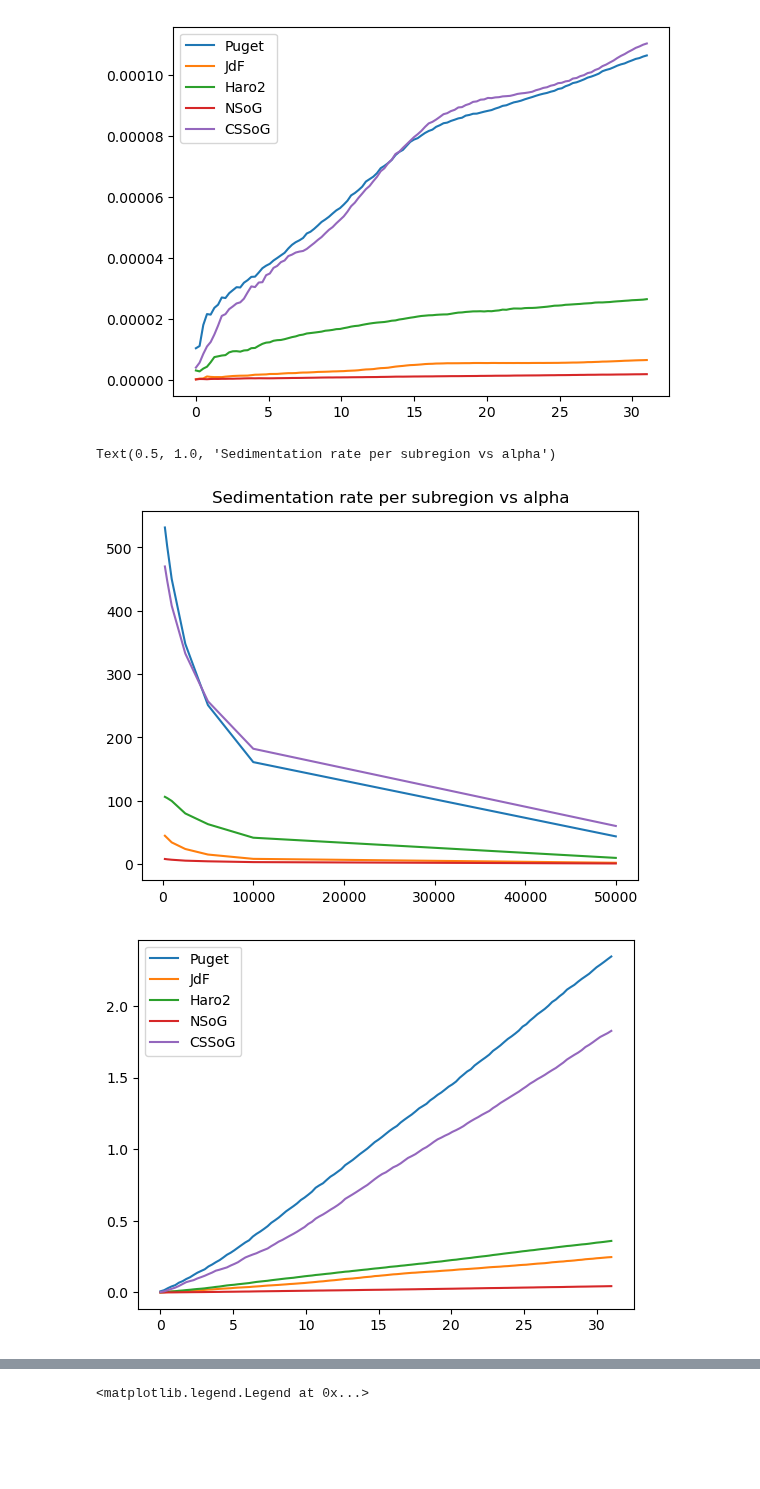
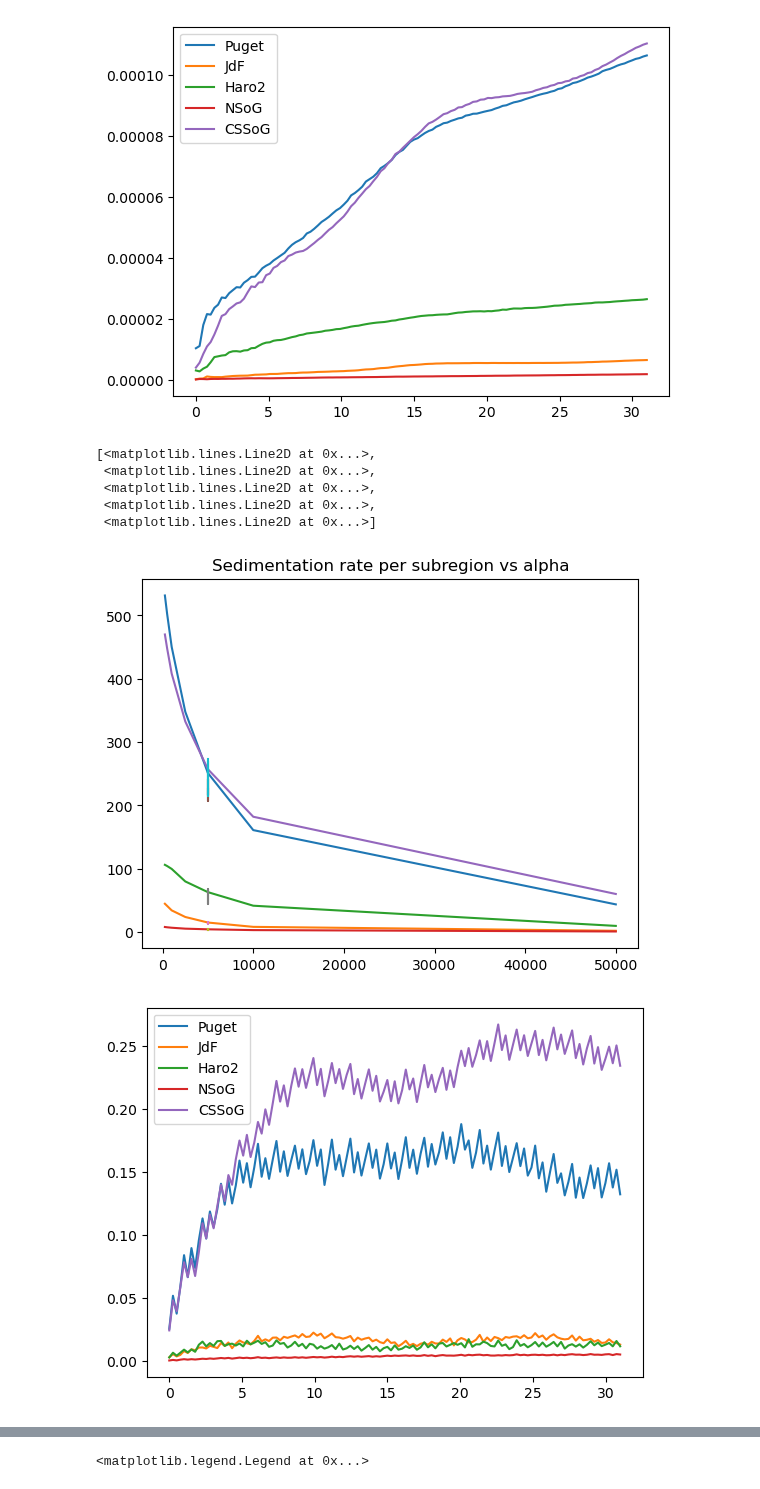
Before and after one commit to SalishSeaCast/analysis-jose, a Jupyter notebook: notebooks/Outfall_finalResults/regions_budget.ipynb, the cells around one changed output, grey strips where cells are left out. Drawn from its saved outputs; the diff is of its cells as text; code cells hidden in the pictures; blank space fills up the shorter version.

```diff
--- a/notebooks/Outfall_finalResults/regions_budget.ipynb
+++ b/notebooks/Outfall_finalResults/regions_budget.ipynb
@@ -223,39 +212,66 @@ for alpha in runs:
         plt.legend()
 # %% [output]
 [figure]
+# %%
+means_month = []
+for alpha in months:
+    ds = xr.open_dataset(path_runs+months[alpha][0], decode_times=False)
+    x = np.linspace(0,31,ds.dims['obs']-1)
+    DS = ds.to_dataframe()
+    DS = DS.dropna()
+    DS = DS[DS.time>0]
+    DS = DS[DS.status==3]
+    mean=[]
+    for area in sub_areas:
+        DSn = cutting(DS,area)
+        vol = sub_areas_area[area]
+        count = []
+        timer = []
+        for i in range(ds.dims['obs']-1):
+            times= np.min(DSn.time)+i*6*3600
+            timer.append(times)
+            count.append(len(DSn[DSn.time == times]))
+        conc= np.array(count)*1e7*13.7/(vol.item()*runs['5,000 s'][1])
+        mean.append(np.mean(conc[-20:]))
+    means_month.append(mean)
 # %%
 alphs = {'250 s':250,'500 s':500,'1,000 s':1000,'2,500 s':2500,'5,000 s':5000,'10,000 s':10000,'50,000 s':50000}
 plt.plot(list(alphs.values()),means)
 plt.title('Sedimentation rate per subregion vs alpha')
+plt.plot([5000,5000,5000,5000,5000,5000],means_month)
 # %% [output]
-Text(0.5, 1.0, 'Sedimentation rate per subregion vs alpha')
+[<matplotlib.lines.Line2D at 0x...>,
+ <matplotlib.lines.Line2D at 0x...>,
+ <matplotlib.lines.Line2D at 0x...>,
+ <matplotlib.lines.Line2D at 0x...>,
+ <matplotlib.lines.Line2D at 0x...>]
-[figure, old version]
+[figure, new version]
 # %%
-means = []
+meansc = []
 for alpha in runs:
     ds = xr.open_dataset(path_runs+runs[alpha][0], decode_times=False)
     x = np.linspace(0,31,ds.dims['obs']-1)
     DS = ds.to_dataframe()
     DS = DS.dropna()
     DS = DS[DS.time>0]
-    DS = DS[DS.status==3]
+    DS = DS[DS.status==1]
     mean=[]
     for area in sub_areas:
         DSn = cutting(DS,area)
         vol = sub_areas_vol[area]
         count = []
         timer = []
         for i in range(ds.dims['obs']-1):
             times= np.min(DSn.time)+i*6*3600
             timer.append(times)
             count.append(len(DSn[DSn.time == times]))
         conc= np.array(count)*1e7*13.7/(vol.item()*runs[alpha][1])
         mean.append(np.mean(conc[-20:]))
         if alpha == '250 s':
             plt.plot(x,conc,label=area)
         #print(f'Average concentration for {area} is {np.mean(conc[-20:])}')
-    means.append(mean)
+    meansc.append(mean)
     if alpha == '5,000 s':
         plt.legend()
 # %% [output]
-[figure, old version]
+[figure, new version]
```
Also changed, not shown: parts of 8 cells of this notebook, 1 other file.
